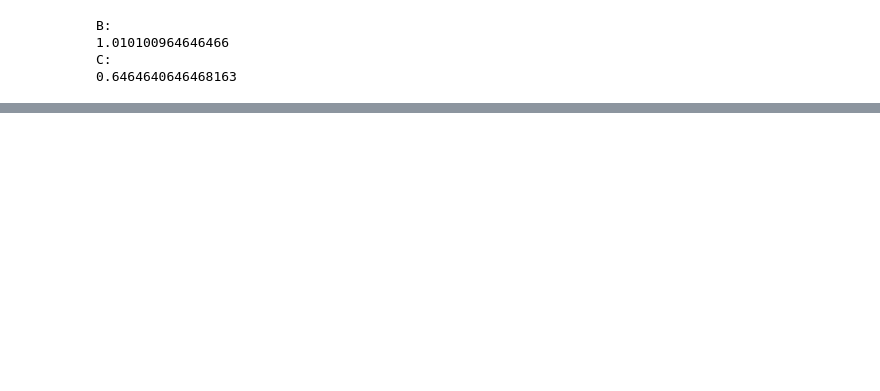
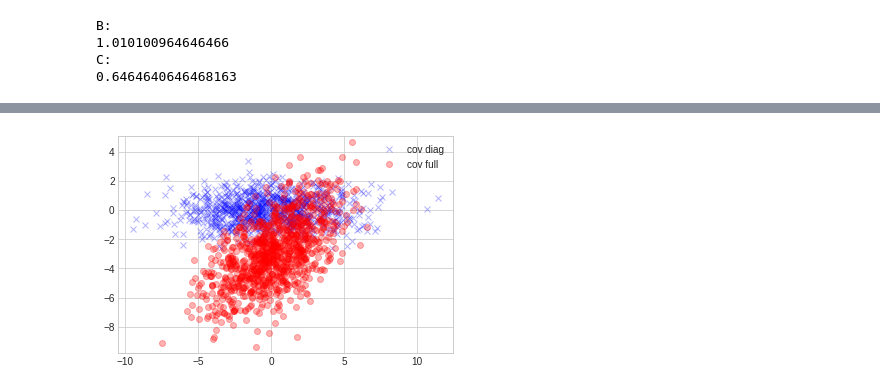
Before and after one commit to stlucas44/semester_project, a Jupyter notebook: scripts/Hotelling tests.ipynb, the cells around one changed output, grey strips where cells are left out. Cells and saved outputs as stored; diff of their text form; code cells hidden in the pictures; blank space fills up the shorter version.

```diff
--- a/scripts/Hotelling tests.ipynb
+++ b/scripts/Hotelling tests.ipynb
@@ -142,0 +153,19 @@ C:
+# %%
+# dummy sample
+mean1 = [0, 0]
+cov1 = [[10, 0], [0, 1]]
+x1, y1 = np.random.multivariate_normal(mean1, cov1, 1000).T
+
+mean2 = [0, -3]
+cov2 = np.diag([3, 3])
+cov2 = [[3, 5], [5, 3]]
+x2, y2 = np.random.multivariate_normal(mean2, cov2, 1000).T
+
+plt.plot(x1, y1, 'x', color='b', alpha=0.3, label='cov diag')
+plt.plot(x2, y2, 'o', color='r', alpha=0.3, label='cov full')
+
+plt.axis('equal')
+plt.legend(loc="upper right")
+plt.show()
+# %% [output]
+[figure, added]
```
Also changed, not shown: parts of 7 cells of this notebook.
